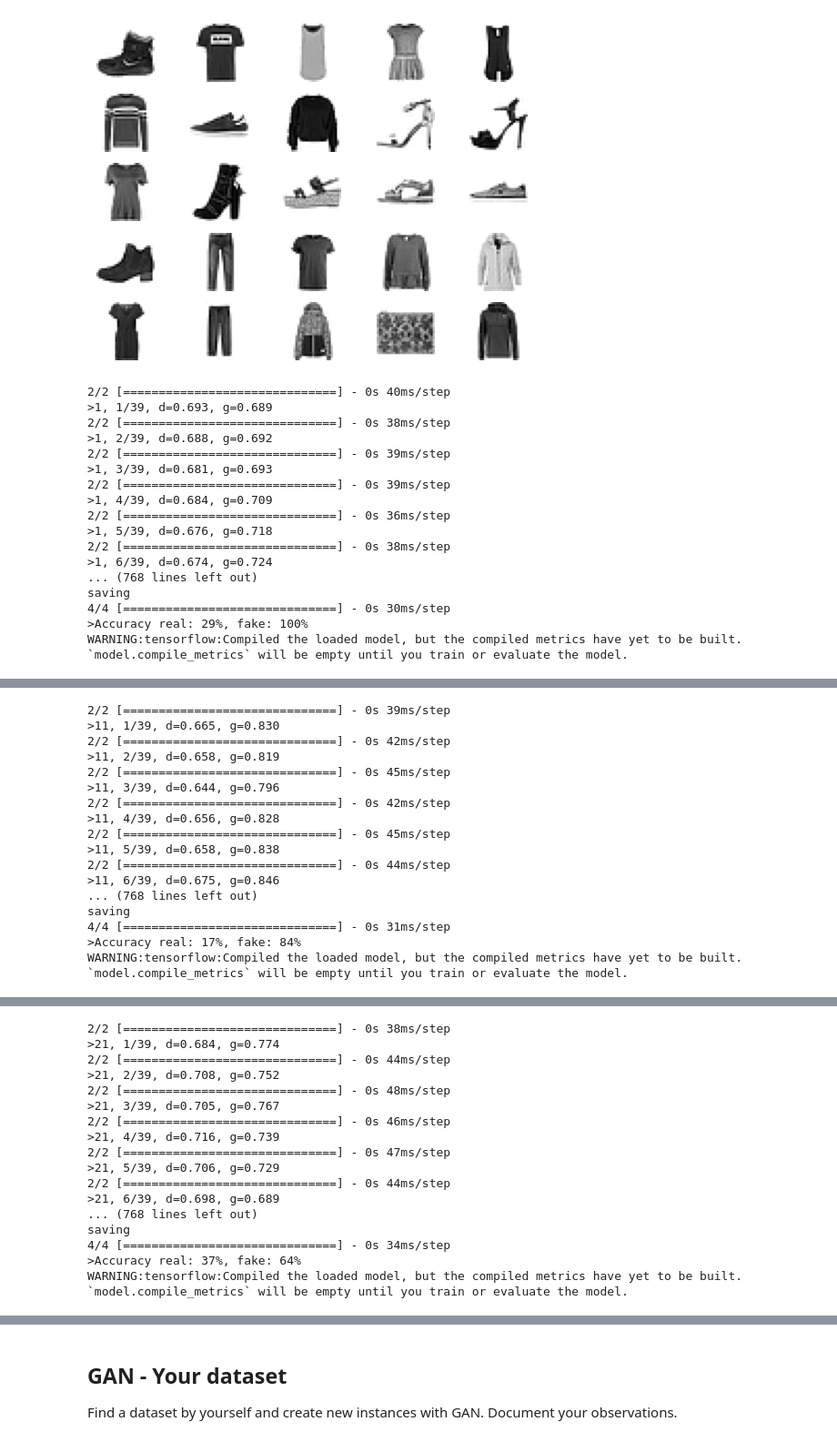
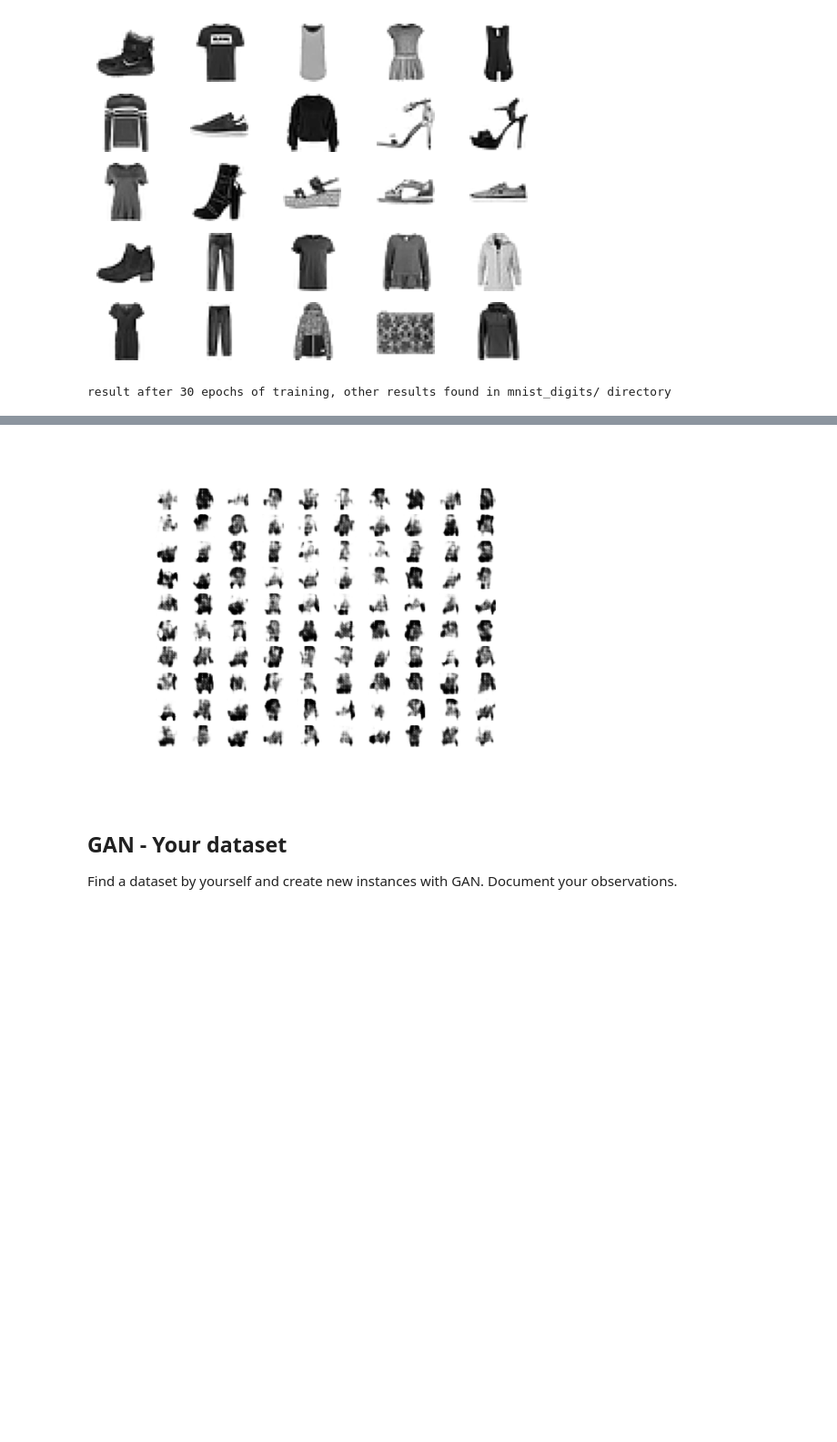
Before and after one commit to izzyyhh/datam, a Jupyter notebook: 4_gan/Exercise_4.ipynb, the cells around one changed output, grey strips where cells are left out. Shown at 91% size. Drawn from its saved outputs; the diff is of its cells as text; code cells hidden in the pictures; blank space fills up the shorter version.

```diff
--- a/4_gan/Exercise_4.ipynb
+++ b/4_gan/Exercise_4.ipynb
@@ -392,22 +368,13 @@ d_model = define_discriminator()
 g_model = define_generator(latent_dim)
 gan_model = define_gan(g_model, d_model)
 dataset = load_real_samples()
-train(g_model, d_model, gan_model, dataset[:5000], latent_dim, 30, 128)
+# train(g_model, d_model, gan_model, dataset[:5000], latent_dim, 30, 128)
+
+print("result after 30 epochs of training, other results found in mnist_fashion/ directory")
+img = mpimg.imread("./mnist_fashion/generated_plot_e030.png")
+
+plt.imshow(img)
+plt.axis('off')
+plt.show()
 # %% [output]
-2/2 [==============================] - 0s 40ms/step
->1, 1/39, d=0.693, g=0.689
-2/2 [==============================] - 0s 38ms/step
->1, 2/39, d=0.688, g=0.692
-2/2 [==============================] - 0s 39ms/step
->1, 3/39, d=0.681, g=0.693
-2/2 [==============================] - 0s 39ms/step
->1, 4/39, d=0.684, g=0.709
-2/2 [==============================] - 0s 36ms/step
->1, 5/39, d=0.676, g=0.718
-2/2 [==============================] - 0s 38ms/step
->1, 6/39, d=0.674, g=0.724
-... (768 lines left out)
-saving
-4/4 [==============================] - 0s 30ms/step
->Accuracy real: 29%, fake: 100%
-WARNING:tensorflow:Compiled the loaded model, but the compiled metrics have yet to be built. `model.compile_metrics` will be empty until you train or evaluate the model.
+result after 30 epochs of training, other results found in mnist_digits/ directory
@@ -415,17 +380,0 @@ WARNING:tensorflow:Compiled the loaded model, but the compiled metrics have yet
-2/2 [==============================] - 0s 39ms/step
->11, 1/39, d=0.665, g=0.830
-2/2 [==============================] - 0s 42ms/step
->11, 2/39, d=0.658, g=0.819
-2/2 [==============================] - 0s 45ms/step
->11, 3/39, d=0.644, g=0.796
-2/2 [==============================] - 0s 42ms/step
->11, 4/39, d=0.656, g=0.828
-2/2 [==============================] - 0s 45ms/step
->11, 5/39, d=0.658, g=0.838
-2/2 [==============================] - 0s 44ms/step
->11, 6/39, d=0.675, g=0.846
-... (768 lines left out)
-saving
-4/4 [==============================] - 0s 31ms/step
->Accuracy real: 17%, fake: 84%
-WARNING:tensorflow:Compiled the loaded model, but the compiled metrics have yet to be built. `model.compile_metrics` will be empty until you train or evaluate the model.
@@ -433,17 +380,0 @@ WARNING:tensorflow:Compiled the loaded model, but the compiled metrics have yet
-2/2 [==============================] - 0s 38ms/step
->21, 1/39, d=0.684, g=0.774
-2/2 [==============================] - 0s 44ms/step
->21, 2/39, d=0.708, g=0.752
-2/2 [==============================] - 0s 48ms/step
->21, 3/39, d=0.705, g=0.767
-2/2 [==============================] - 0s 46ms/step
->21, 4/39, d=0.716, g=0.739
-2/2 [==============================] - 0s 47ms/step
->21, 5/39, d=0.706, g=0.729
-2/2 [==============================] - 0s 44ms/step
->21, 6/39, d=0.698, g=0.689
-... (768 lines left out)
-saving
-4/4 [==============================] - 0s 34ms/step
->Accuracy real: 37%, fake: 64%
-WARNING:tensorflow:Compiled the loaded model, but the compiled metrics have yet to be built. `model.compile_metrics` will be empty until you train or evaluate the model.
@@ -451,3 +381,4 @@ WARNING:tensorflow:Compiled the loaded model, but the compiled metrics have yet
+[figure, added]
 # %% [markdown]
 ## GAN - Your dataset
 
```
Also changed, not shown: parts of 7 cells of this notebook.
